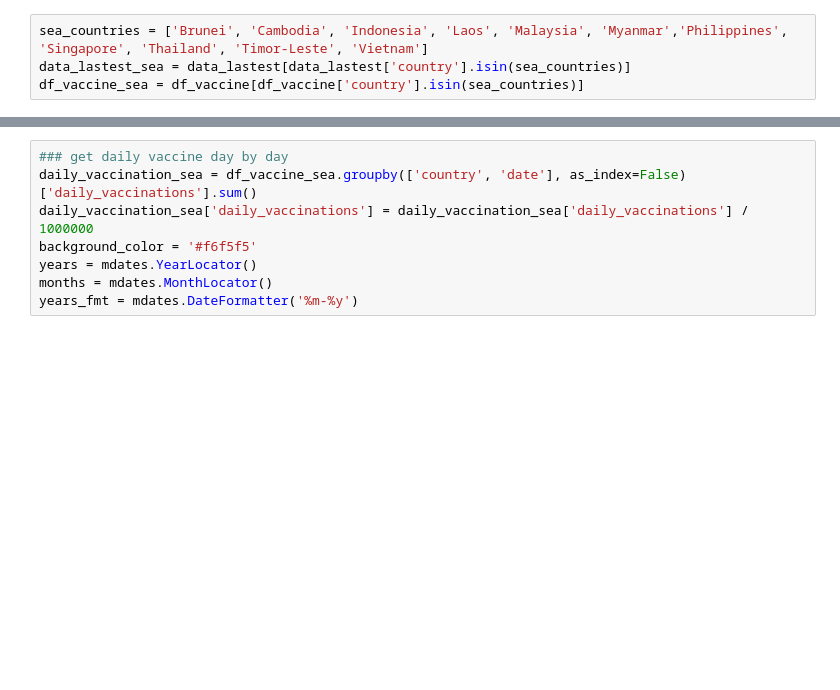
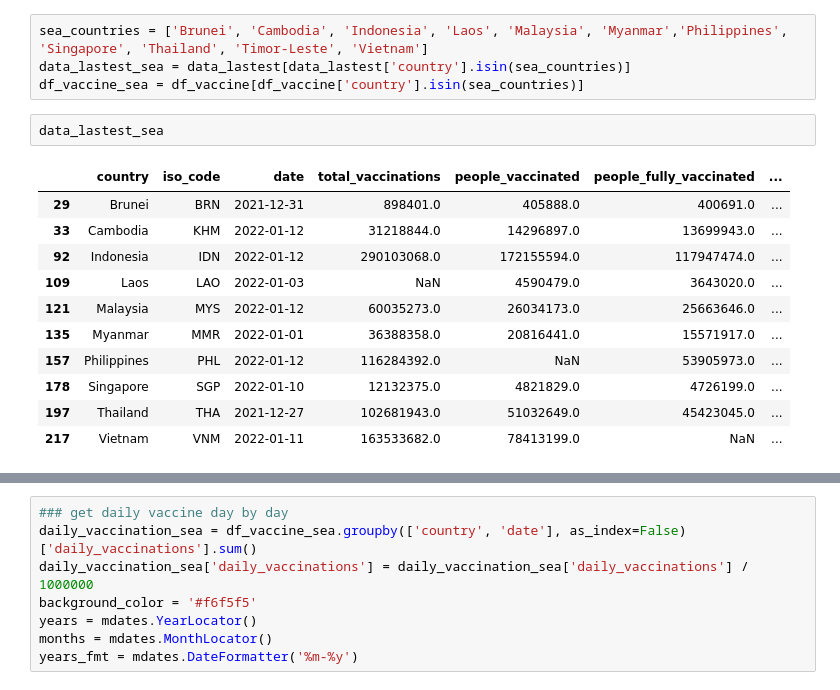
Before and after one commit to tanduy2407/Covid-19, a Jupyter notebook: chart_vaccine.ipynb, the cells around one changed output, grey strips where cells are left out. Drawn from its saved outputs; the diff is of its cells as text; blank space fills up the shorter version.

```diff
--- a/chart_vaccine.ipynb
+++ b/chart_vaccine.ipynb
@@ -1178,6 +1178,20 @@ SEA Vaccinaton Progress
 sea_countries = ['Brunei', 'Cambodia', 'Indonesia', 'Laos', 'Malaysia', 'Myanmar','Philippines', 'Singapore', 'Thailand', 'Timor-Leste', 'Vietnam']
 data_lastest_sea = data_lastest[data_lastest['country'].isin(sea_countries)]
 df_vaccine_sea = df_vaccine[df_vaccine['country'].isin(sea_countries)]
+# %%
+data_lastest_sea
+# %% [output]
+|  | country | iso_code | date | total_vaccinations | people_vaccinated | people_fully_vaccinated | ... |
+| 29 | Brunei | BRN | 2021-12-31 | 898401.0 | 405888.0 | 400691.0 | ... |
+| 33 | Cambodia | KHM | 2022-01-12 | 31218844.0 | 14296897.0 | 13699943.0 | ... |
+| 92 | Indonesia | IDN | 2022-01-12 | 290103068.0 | 172155594.0 | 117947474.0 | ... |
+| 109 | Laos | LAO | 2022-01-03 | NaN | 4590479.0 | 3643020.0 | ... |
+| 121 | Malaysia | MYS | 2022-01-12 | 60035273.0 | 26034173.0 | 25663646.0 | ... |
+| 135 | Myanmar | MMR | 2022-01-01 | 36388358.0 | 20816441.0 | 15571917.0 | ... |
+| 157 | Philippines | PHL | 2022-01-12 | 116284392.0 | NaN | 53905973.0 | ... |
+| 178 | Singapore | SGP | 2022-01-10 | 12132375.0 | 4821829.0 | 4726199.0 | ... |
+| 197 | Thailand | THA | 2021-12-27 | 102681943.0 | 51032649.0 | 45423045.0 | ... |
+| 217 | Vietnam | VNM | 2022-01-11 | 163533682.0 | 78413199.0 | NaN | ... |
 # %%
 ### create a overview board about the vaccine status in SEA
 plt.rcParams['figure.dpi'] = 600
```
Also changed, not shown: parts of 1 cell of this notebook, 2 other files.
